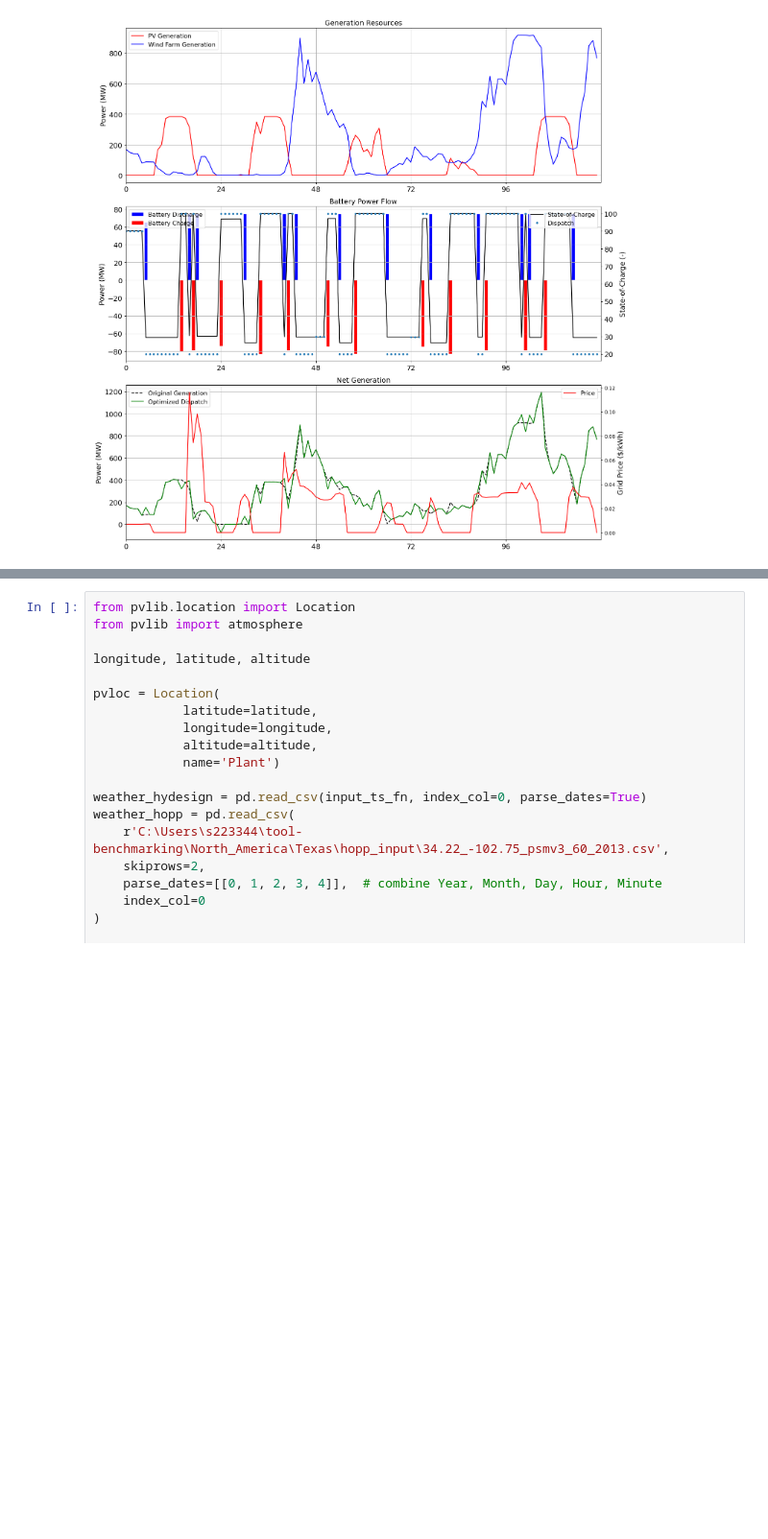
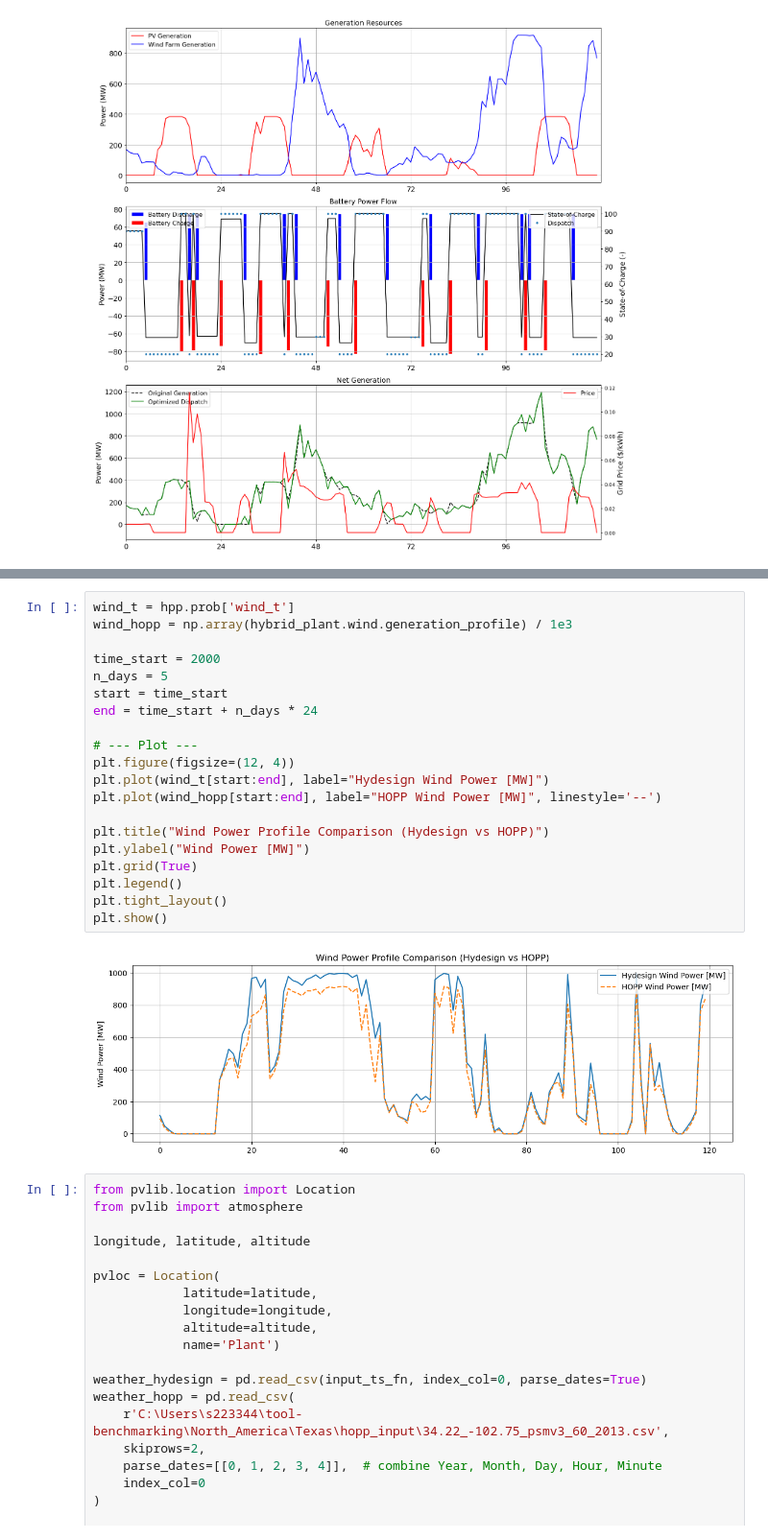
Before and after one commit to IEAWindTask50/tool-benchmarking, a Jupyter notebook: North_America/Texas/texas_case.ipynb, the cells around one changed output, grey strips where cells are left out. Shown at 96% size. Cells and saved outputs as stored; diff of their text form; blank space fills up the shorter version.

```diff
--- a/North_America/Texas/texas_case.ipynb
+++ b/North_America/Texas/texas_case.ipynb
@@ -444,3 +445,25 @@ HOPP solar production : 12038.593834905874
+# %%
+wind_t = hpp.prob['wind_t']
+wind_hopp = np.array(hybrid_plant.wind.generation_profile) / 1e3
+
+time_start = 2000
+n_days = 5
+start = time_start
+end = time_start + n_days * 24
+
+# --- Plot ---
+plt.figure(figsize=(12, 4))
+plt.plot(wind_t[start:end], label="Hydesign Wind Power [MW]")
+plt.plot(wind_hopp[start:end], label="HOPP Wind Power [MW]", linestyle='--')
+
+plt.title("Wind Power Profile Comparison (Hydesign vs HOPP)")
+plt.ylabel("Wind Power [MW]")
+plt.grid(True)
+plt.legend()
+plt.tight_layout()
+plt.show()
+# %% [output]
+[figure, added]
 # %%
 from pvlib.location import Location
 from pvlib import atmosphere
```
Also changed, not shown: parts of 10 cells of this notebook, 8 other files.
